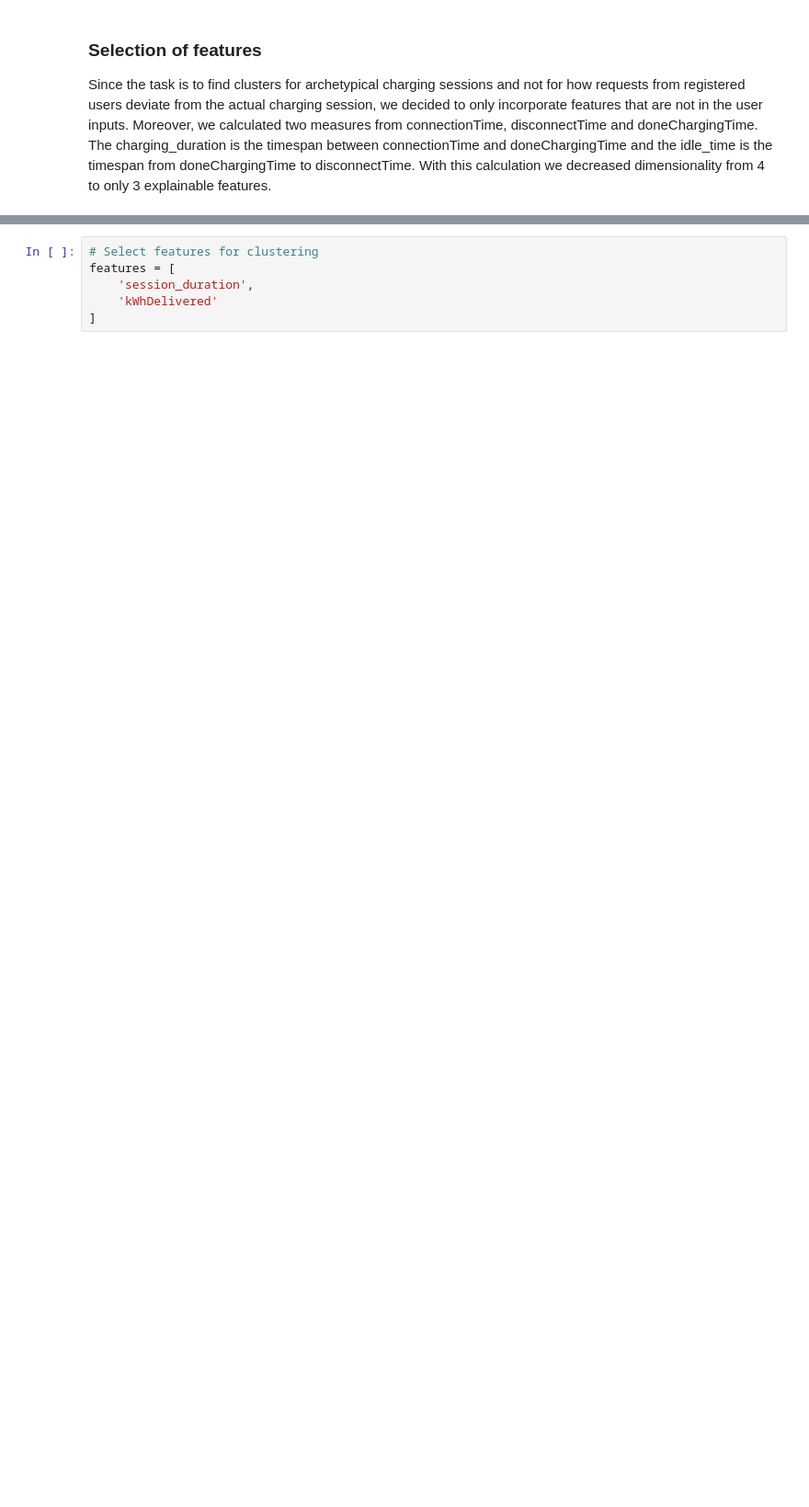
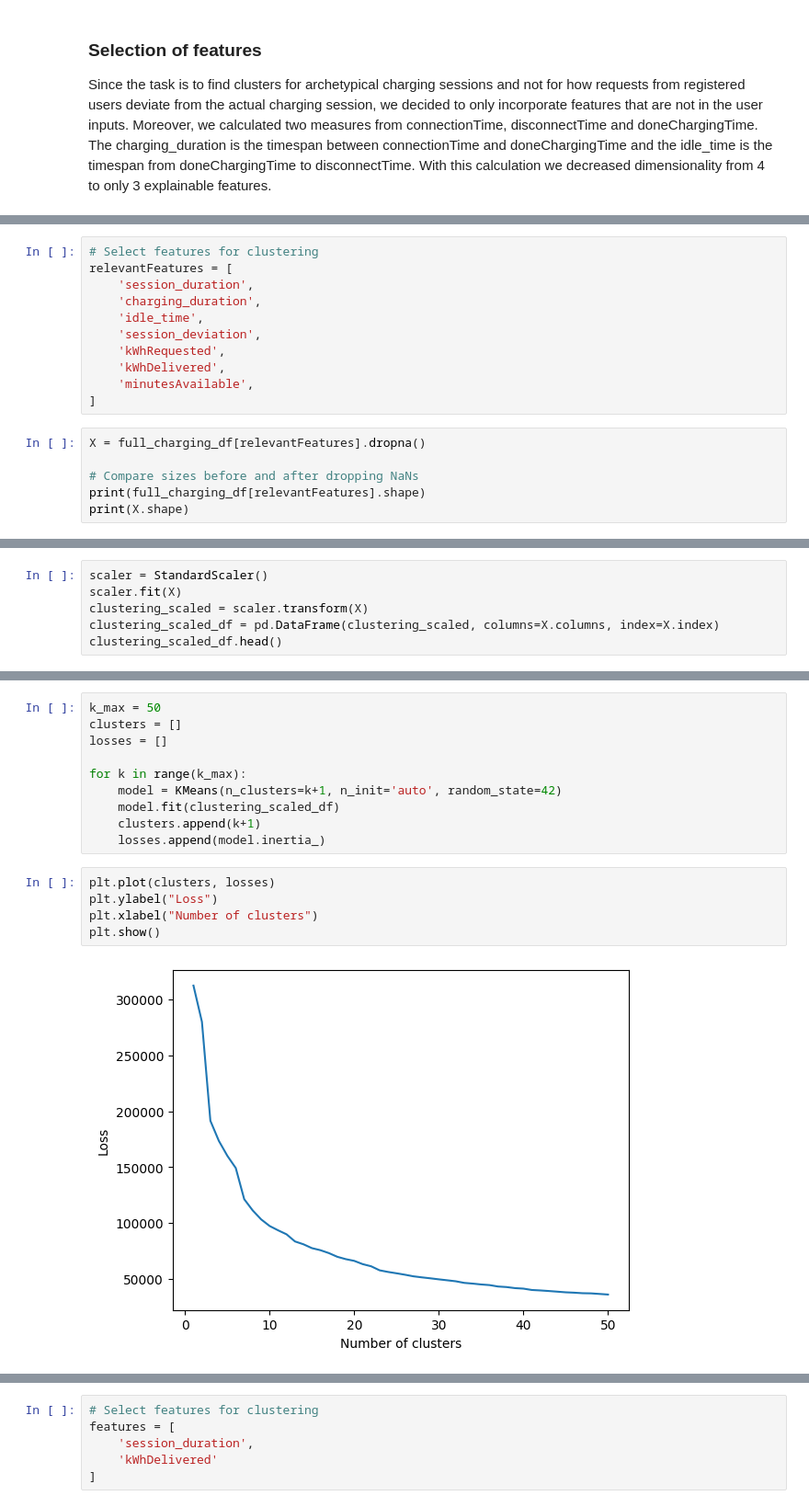
Before and after one commit to Amocon/A-Team_AA-Team-Assignment_2024, a Jupyter notebook: aa_team_assignment/clustering_analysis2.ipynb, the cells around one changed output, grey strips where cells are left out. Shown at 92% size. Drawn from its saved outputs; the diff is of its cells as text; blank space fills up the shorter version.

Commit message:
better formatting, more plots

```diff
--- a/aa_team_assignment/clustering_analysis2.ipynb
+++ b/aa_team_assignment/clustering_analysis2.ipynb
@@ -32,0 +30,17 @@ Correlation between charging duration and kWhDelivered: 0.5319936654405529
+# %%
+# Select features for clustering
+relevantFeatures = [
+    'session_duration',
+    'charging_duration',
+    'idle_time',
+    'session_deviation',
+    'kWhRequested',
+    'kWhDelivered',
+    'minutesAvailable',
+]
+# %%
+X = full_charging_df[relevantFeatures].dropna()
+
+# Compare sizes before and after dropping NaNs
+print(full_charging_df[relevantFeatures].shape)
+print(X.shape)
@@ -32,0 +50,6 @@ Correlation between charging duration and kWhDelivered: 0.5319936654405529
+# %%
+scaler = StandardScaler()
+scaler.fit(X)
+clustering_scaled = scaler.transform(X)
+clustering_scaled_df = pd.DataFrame(clustering_scaled, columns=X.columns, index=X.index)
+clustering_scaled_df.head()
@@ -32,0 +63,17 @@ Correlation between charging duration and kWhDelivered: 0.5319936654405529
+# %%
+k_max = 50
+clusters = []
+losses = []
+
+for k in range(k_max):
+    model = KMeans(n_clusters=k+1, n_init='auto', random_state=42)
+    model.fit(clustering_scaled_df)
+    clusters.append(k+1)
+    losses.append(model.inertia_)
+# %%
+plt.plot(clusters, losses)
+plt.ylabel("Loss")
+plt.xlabel("Number of clusters")
+plt.show()
+# %% [output]
+[figure, added]
```
Also changed, not shown: parts of 30 cells of this notebook.
